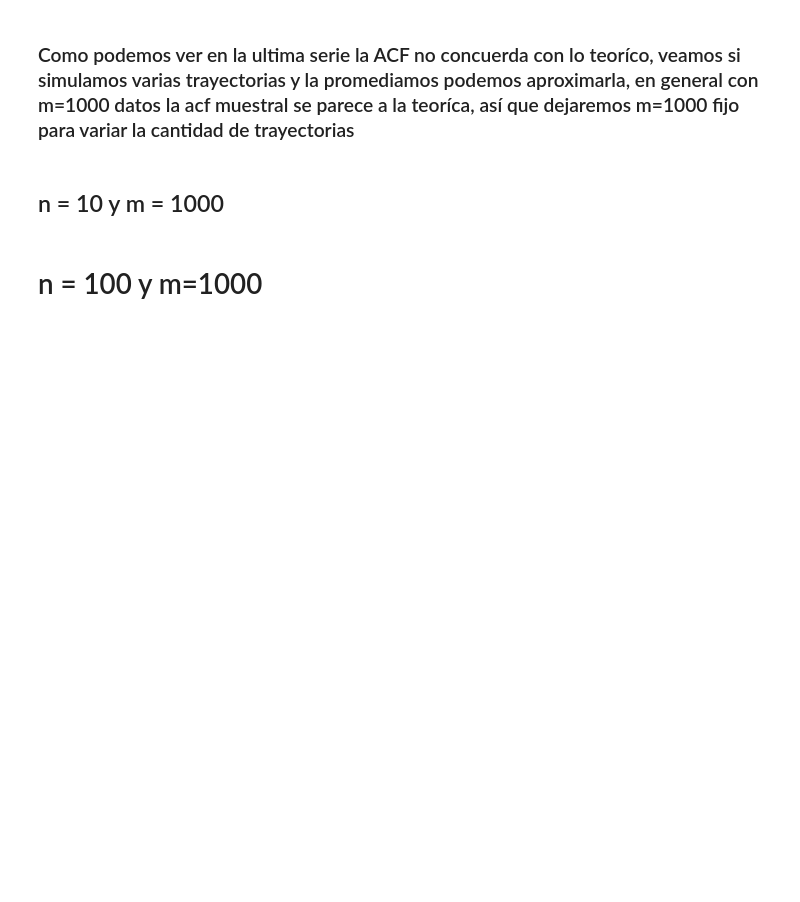
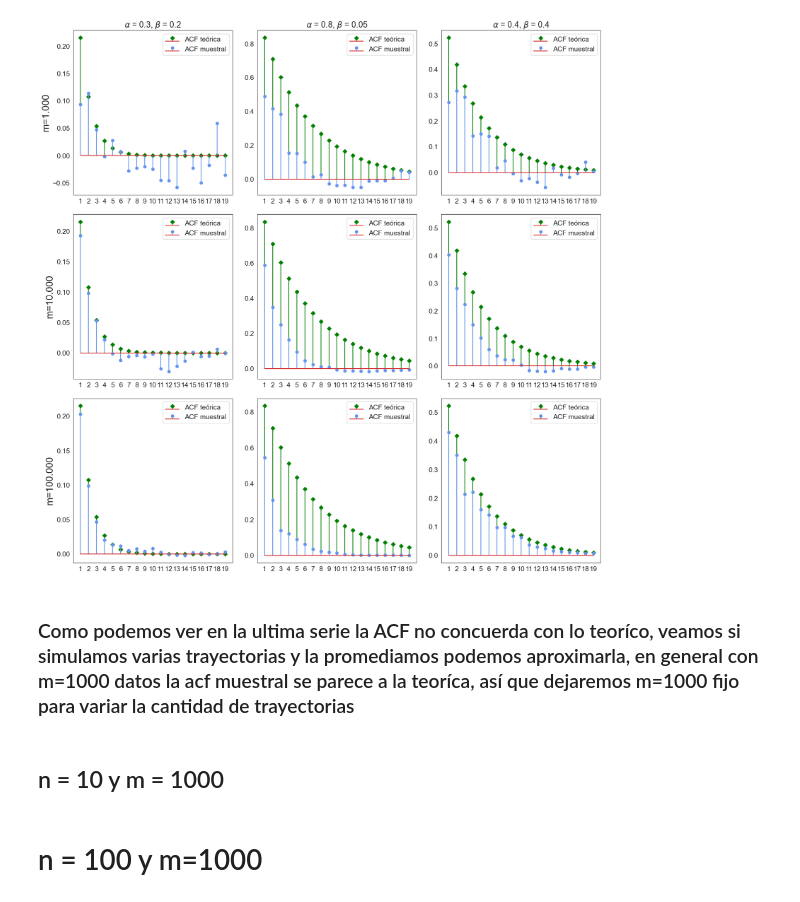
Before and after one commit to Diego-Astaburuaga/Modelos-GARCH, a Jupyter notebook: Códigos de prueba/ACF mas orden.ipynb, the cells around one changed output. Cells and saved outputs as stored; diff of their text form; code cells hidden in the pictures; blank space fills up the shorter version.

```diff
--- a/Códigos de prueba/ACF mas orden.ipynb
+++ b/Códigos de prueba/ACF mas orden.ipynb
@@ -196,0 +149,15 @@ for ax in axes:
+# %%
+dis = []
+# %%
+acf_m = []
+acf_t = []
+acf44 = []
+acf44t = []
+m=[500,1000,10000,100000]
+for i in range(len(m)):
+    acfm,acft = sim_garch(n,m[i],alpha,beta,omega)
+    acf44.append(acfm)
+    acf44t.append(acft)
+    acf_m.append(acfm)
+    acf_t.append(acft)
+    dis.append(np.linalg.norm(acfm-acft))
@@ -197,3 +225,34 @@ for ax in axes:
+# %%
+ms=["500","1.000","10.000","100.000"]
+# %%
+fig, ax = plt.subplots(3,3, figsize=(16, 16))
+plt.subplots_adjust(hspace=0.5)
+fig.tight_layout()
+for i in range(3):
+
+    ax[i,1].stem(acf_t[i+1],linefmt = 'green',  label="ACF teórica", markerfmt = 'D')
+    ax[i,1].stem(acf_m[i+1],linefmt = 'cornflowerblue',  label = "ACF muestral")
+    ax[i,0].stem(acf11t[i+1],linefmt = 'green',  label="ACF teórica", markerfmt = 'D')
+    ax[i,0].stem(acf11[i+1],linefmt = 'cornflowerblue',  label = "ACF muestral")
+    ax[i,2].stem(acf44t[i+1],linefmt = 'green',  label="ACF teórica", markerfmt = 'D')
+    ax[i,2].stem(acf44[i+1],linefmt = 'cornflowerblue',  label = "ACF muestral")
+
+    if i==0:
+        ax[i,1].set_title(fr'$\alpha$ = {0.8}, $\beta$ = {0.05}')
+        ax[i,0].set_title(fr'$\alpha$ = {0.3}, $\beta$ = {0.2}')
+        ax[i,2].set_title(fr'$\alpha$ = {0.4}, $\beta$ = {0.4}')
+    ax[i,0].set_xticks(range(0, 19))
+    ax[i,0].set_xticklabels(x)
+    ax[i,1].set_xticks(range(0, 19))
+    ax[i,1].set_xticklabels(x)
+    ax[i,2].set_xticks(range(0, 19))
+    ax[i,2].set_xticklabels(x)
+    ax[i,0].legend()
+    ax[i,1].legend()
+    ax[i,2].legend()
+    ax[i,0].set_ylabel(fr'm='+ms[i+1], fontsize=20)
+# %% [output]
+[figure, added]
 # %% [markdown]
 ### Como podemos ver en la ultima serie la ACF no concuerda con lo teoríco, veamos si simulamos varias trayectorias y la promediamos podemos aproximarla, en general con m=1000 datos la acf muestral se parece a la teoríca, así que dejaremos m=1000 fijo para variar la cantidad de trayectorias
 # %%
```
Also changed, not shown: parts of 86 cells of this notebook, 2 other files.
